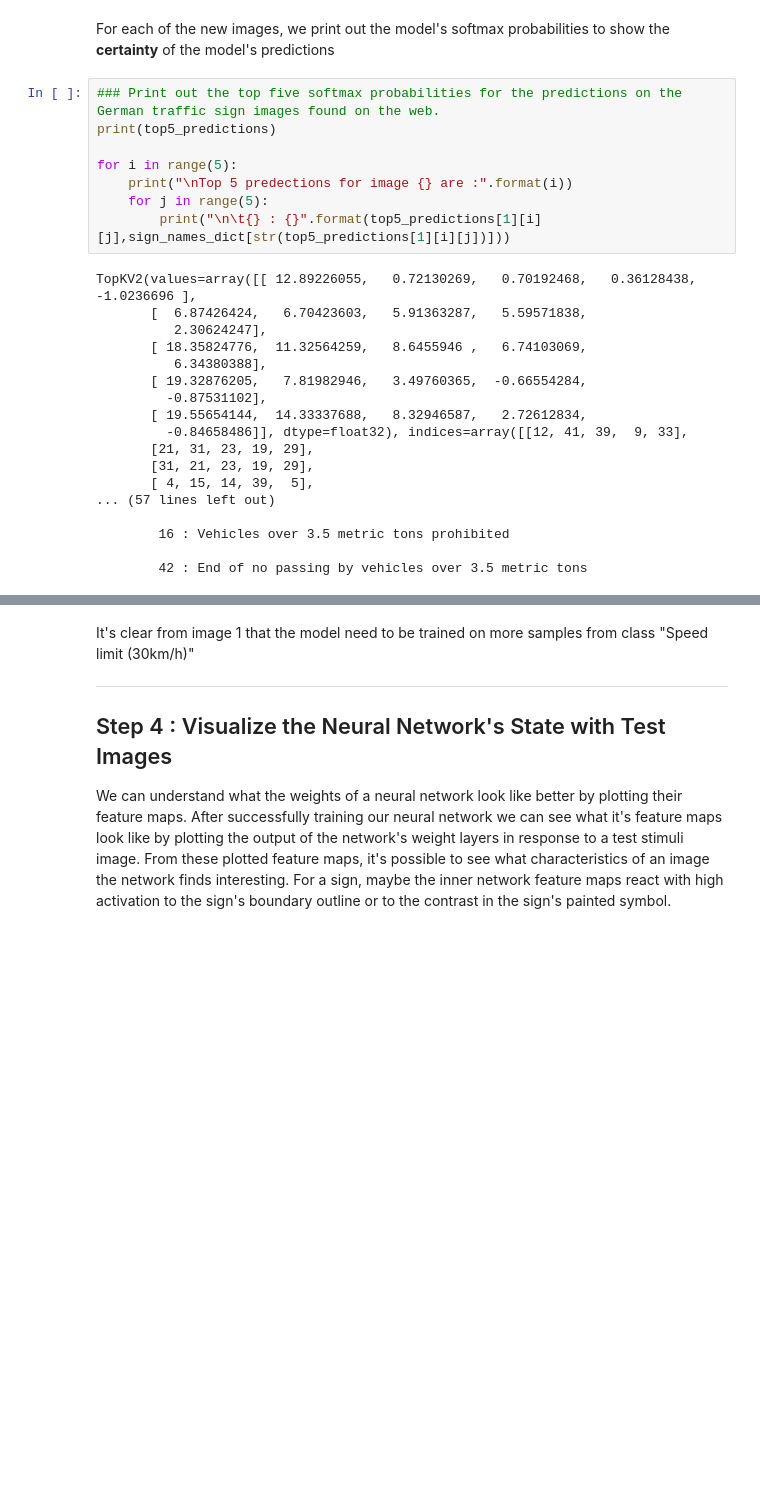
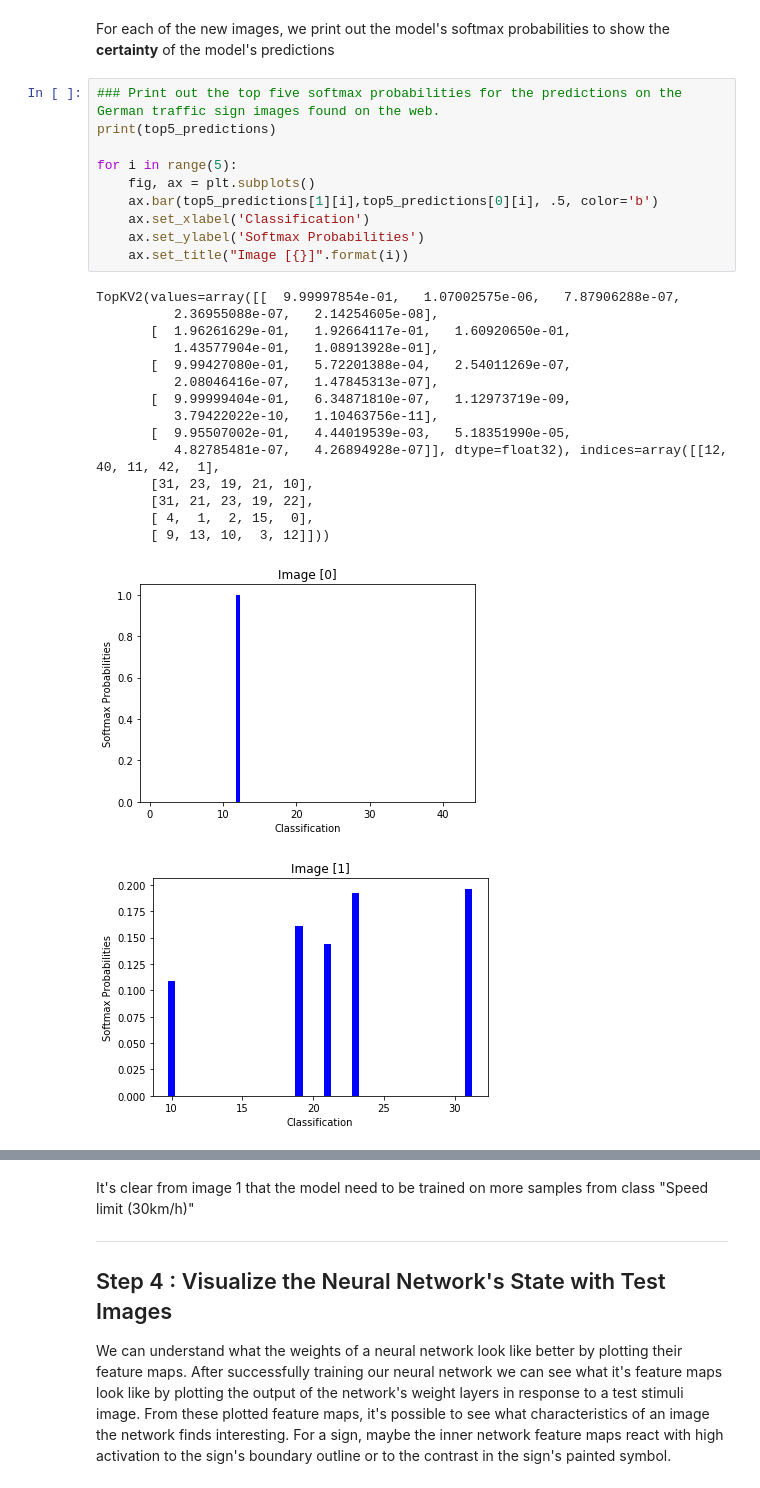
Before and after one commit to melsobky/carnd_T1_P2_tsc, a Jupyter notebook: Traffic_Sign_Classifier.ipynb, the cells around one changed output, grey strips where cells are left out. Saved outputs shown, nothing was run; the diff lists cells and outputs as text; blank space fills up the shorter version.

```diff
--- a/Traffic_Sign_Classifier.ipynb
+++ b/Traffic_Sign_Classifier.ipynb
@@ -581,26 +609,27 @@ For each of the new images, we print out the model's softmax probabilities to sh
 # %%
 ### Print out the top five softmax probabilities for the predictions on the German traffic sign images found on the web.
 print(top5_predictions)
 
 for i in range(5):
-    print("\nTop 5 predections for image {} are :".format(i))
-    for j in range(5):
-        print("\n\t{} : {}".format(top5_predictions[1][i][j],sign_names_dict[str(top5_predictions[1][i][j])]))
+    fig, ax = plt.subplots()
+    ax.bar(top5_predictions[1][i],top5_predictions[0][i], .5, color='b')
+    ax.set_xlabel('Classification')
+    ax.set_ylabel('Softmax Probabilities')
+    ax.set_title("Image [{}]".format(i))
 # %% [output]
-TopKV2(values=array([[ 12.89226055,   0.72130269,   0.70192468,   0.36128438,  -1.0236696 ],
-       [  6.87426424,   6.70423603,   5.91363287,   5.59571838,
-          2.30624247],
-       [ 18.35824776,  11.32564259,   8.6455946 ,   6.74103069,
-          6.34380388],
-       [ 19.32876205,   7.81982946,   3.49760365,  -0.66554284,
-         -0.87531102],
-       [ 19.55654144,  14.33337688,   8.32946587,   2.72612834,
-         -0.84658486]], dtype=float32), indices=array([[12, 41, 39,  9, 33],
-       [21, 31, 23, 19, 29],
-       [31, 21, 23, 19, 29],
-       [ 4, 15, 14, 39,  5],
-... (57 lines left out)
-
-        16 : Vehicles over 3.5 metric tons prohibited
-
-        42 : End of no passing by vehicles over 3.5 metric tons
+TopKV2(values=array([[  9.99997854e-01,   1.07002575e-06,   7.87906288e-07,
+          2.36955088e-07,   2.14254605e-08],
+       [  1.96261629e-01,   1.92664117e-01,   1.60920650e-01,
+          1.43577904e-01,   1.08913928e-01],
+       [  9.99427080e-01,   5.72201388e-04,   2.54011269e-07,
+          2.08046416e-07,   1.47845313e-07],
+       [  9.99999404e-01,   6.34871810e-07,   1.12973719e-09,
+          3.79422022e-10,   1.10463756e-11],
+       [  9.95507002e-01,   4.44019539e-03,   5.18351990e-05,
+          4.82785481e-07,   4.26894928e-07]], dtype=float32), indices=array([[12, 40, 11, 42,  1],
+       [31, 23, 19, 21, 10],
+       [31, 21, 23, 19, 22],
+       [ 4,  1,  2, 15,  0],
+       [ 9, 13, 10,  3, 12]]))
+[figure, added]
+[figure, added]
```
Also changed, not shown: parts of 17 cells of this notebook, 30 other files.
